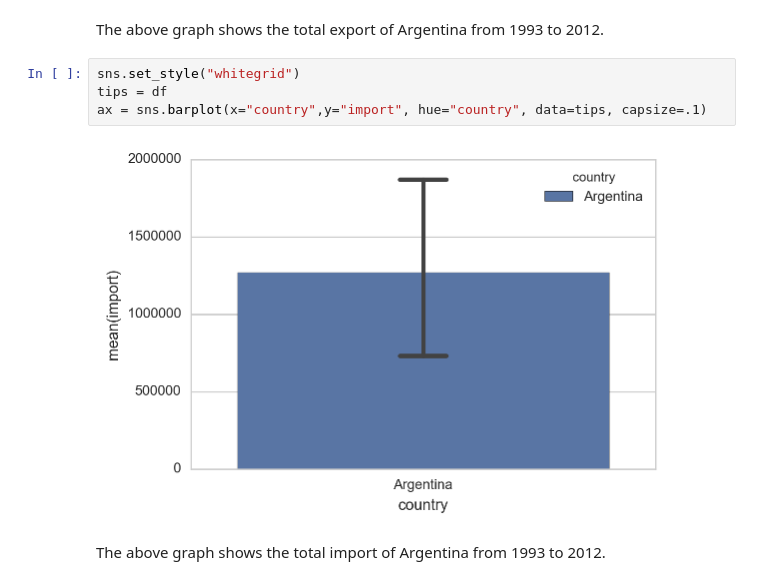
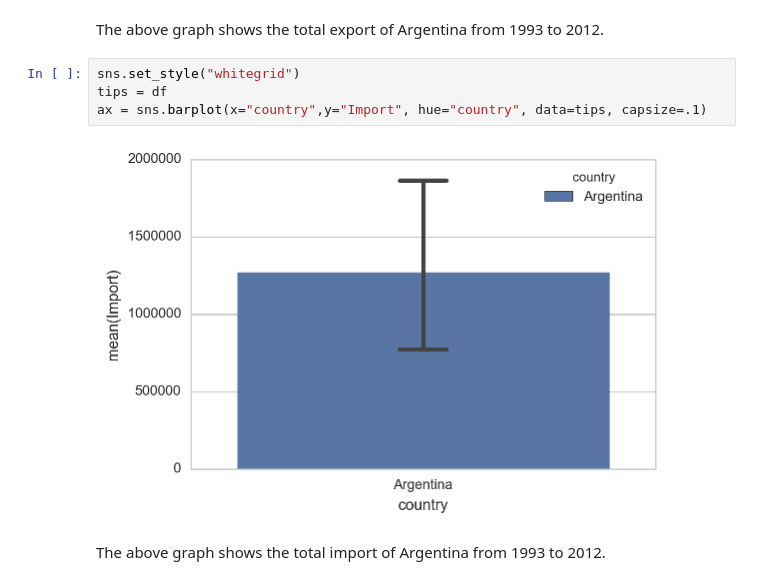
Before and after one commit to acissokho/ECON628-01-acissokho, a Jupyter notebook: Argentina's project.ipynb, the cells around one changed output. Saved outputs shown, nothing was run; the diff lists cells and outputs as text.

```diff
--- a/Argentina's project.ipynb
+++ b/Argentina's project.ipynb
@@ -471,9 +473,9 @@ The above graph shows the total export of Argentina from 1993 to 2012.
 # %%
 sns.set_style("whitegrid")
 tips = df
-ax = sns.barplot(x="country",y="import", hue="country", data=tips, capsize=.1)
+ax = sns.barplot(x="country",y="Import", hue="country", data=tips, capsize=.1)
 # %% [output]
-[figure, old version]
+[figure, new version]
 # %% [markdown]
 The above graph shows the total import of Argentina from 1993 to 2012.
 # %%
```
Also changed, not shown: parts of 12 cells of this notebook.
